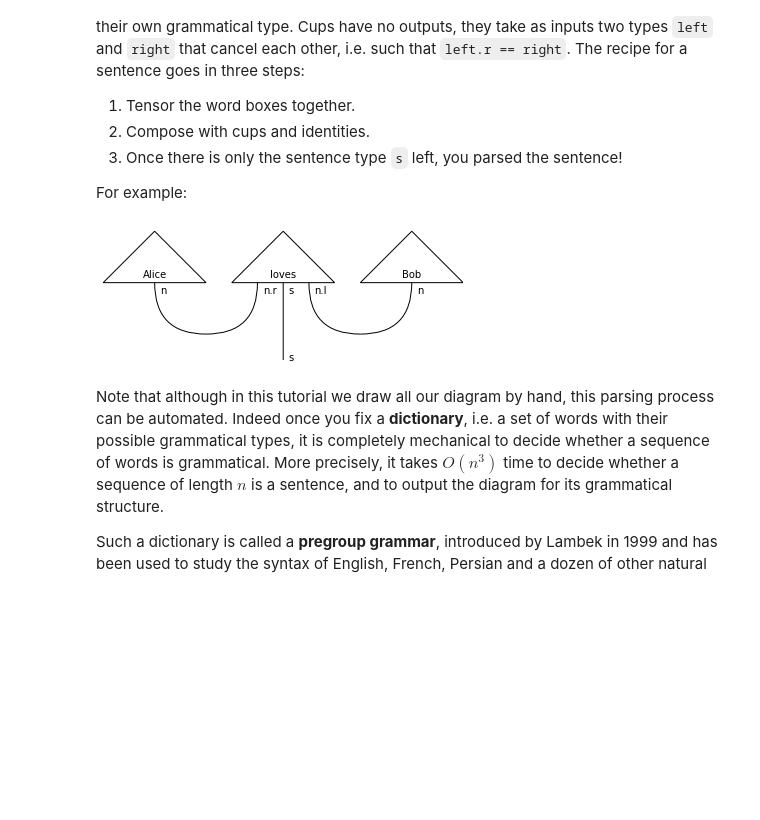
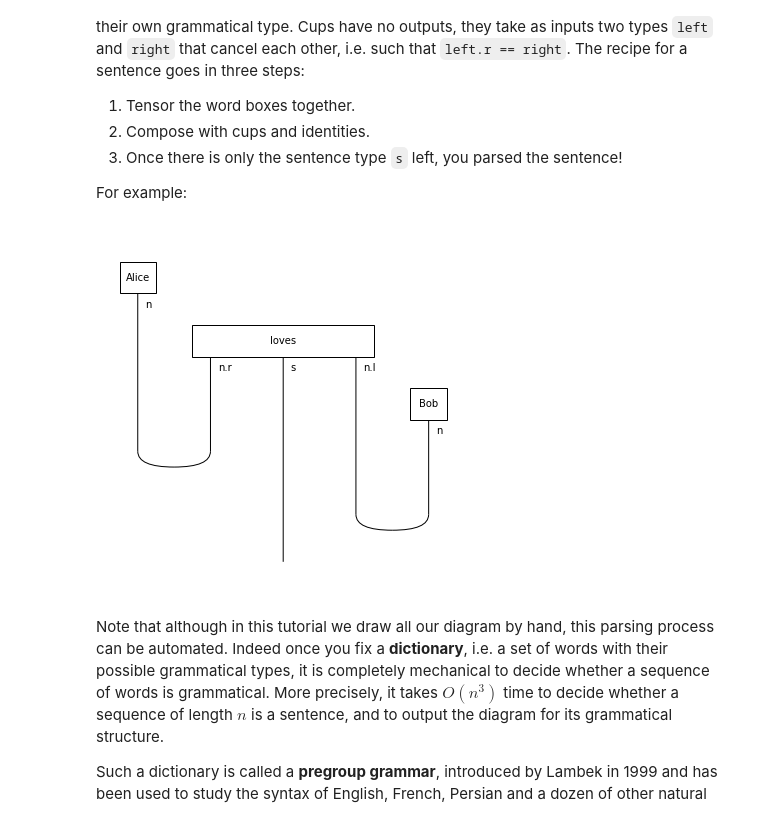
Before and after one commit to cnm13ryan/discopy, a Jupyter notebook: docs/notebooks/qnlp.ipynb, the cells around one changed output. Saved outputs shown, nothing was run; the diff lists cells and outputs as text; code cells hidden in the pictures; blank space fills up the shorter version.

```diff
--- a/docs/notebooks/qnlp.ipynb
+++ b/docs/notebooks/qnlp.ipynb
@@ -458,20 +436,20 @@ The cooking steps are of two kinds: words and cups. Words have no inputs, they o
 
 For example:
 # %%
-from discopy import Ty, Id, Word, Cup, pregroup
+from discopy.grammar.pregroup import Ty, Id, Word, Cup, Diagram
 
 n, s = Ty('n'), Ty('s')
 
 Alice = Word("Alice", n)
 loves = Word("loves", n.r @ s @ n.l)
 Bob = Word("Bob", n)
 
-grammar = Cup(n, n.r) @ Id(s) @ Cup(n.l, n)
+grammar = Cup(n, n.r) @ s @ Cup(n.l, n)
 
 sentence = Alice @ loves @ Bob >> grammar
-pregroup.draw(sentence, figsize=(5, 5))
+sentence.draw(figsize=(5, 5), asymmetry=0)
 # %% [output]
-[figure, old version]
+[figure, new version]
 # %% [markdown]
 Note that although in this tutorial we draw all our diagram by hand, this parsing process can be automated. Indeed once you fix a **dictionary**, i.e. a set of words with their possible grammatical types, it is completely mechanical to decide whether a sequence of words is grammatical. More precisely, it takes $O(n^3)$ time to decide whether a sequence of length $n$ is a sentence, and to output the diagram for its grammatical structure.
 
```
Also changed, not shown: parts of 43 cells of this notebook, 10 other files.
